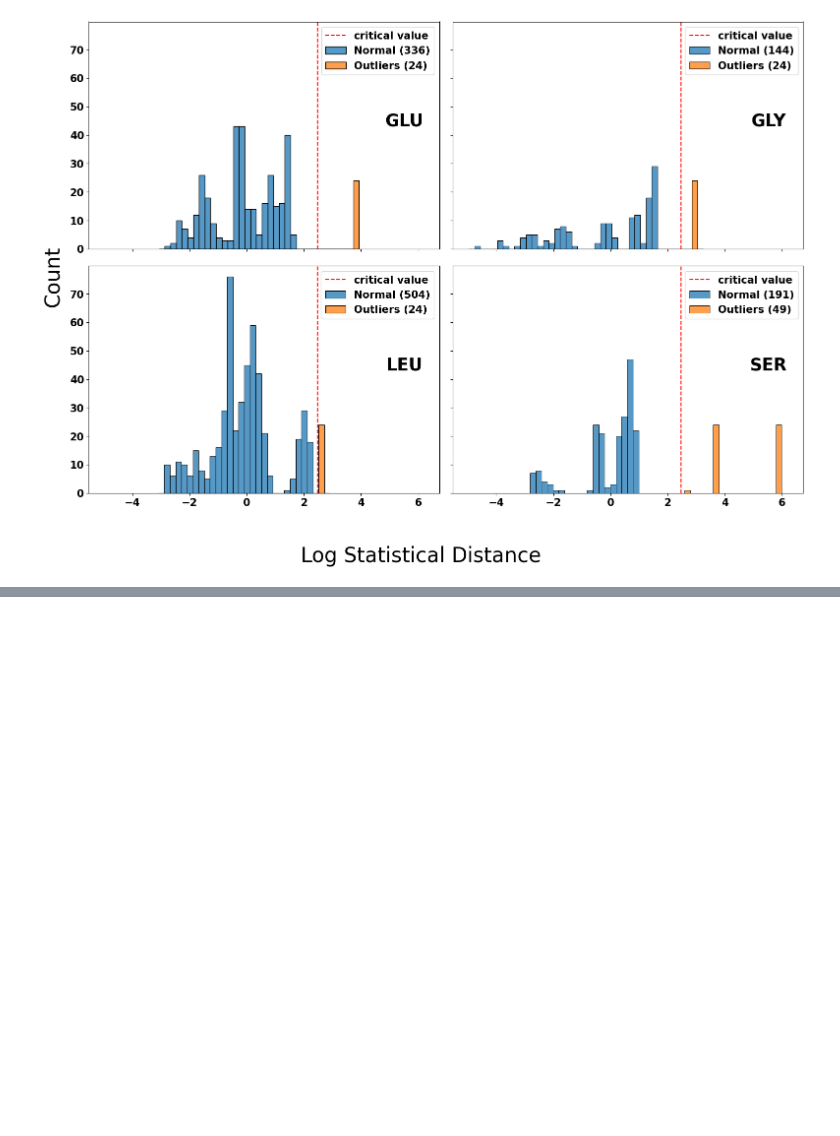
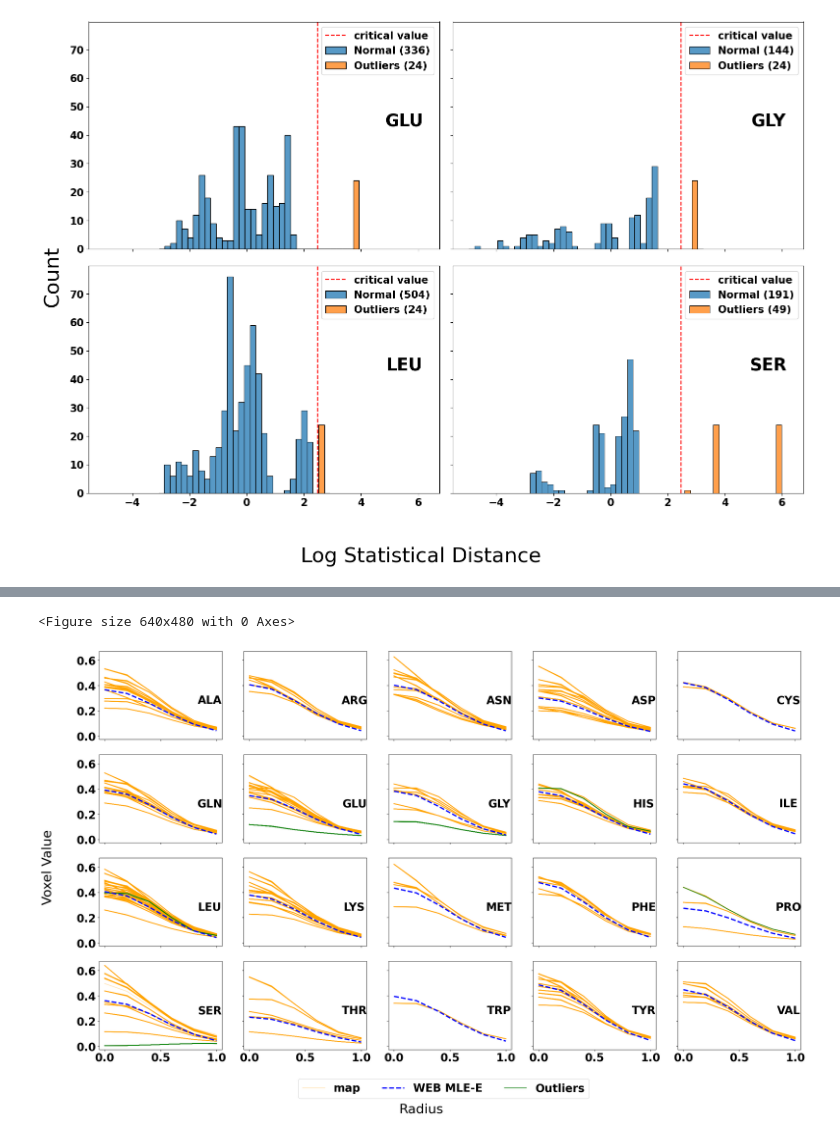
Before and after one commit to bookbnnbnn/Weighted-Empirical-Baysian-Model, a Jupyter notebook: Instance_real_data.ipynb, the cells around one changed output, grey strips where cells are left out. Cells and saved outputs as stored; diff of their text form; code cells hidden in the pictures; blank space fills up the shorter version.

```diff
--- a/Instance_real_data.ipynb
+++ b/Instance_real_data.ipynb
@@ -63,3 +264,8 @@ web.confidence_regions_plot(f"./figures/confidence_regions_plot_{PROTEIN}_{EM_MA
+# %%
+web.outliers_density_plot()
+# %% [output]
+<Figure size 640x480 with 0 Axes>
+[figure, added]
 # %%
 web.outliers_density_plot(f"./figures/outliers_density_plot_{PROTEIN}_{EM_MAP}")
 # %% [output]
```
Also changed, not shown: parts of 24 cells of this notebook, 1 other file.
